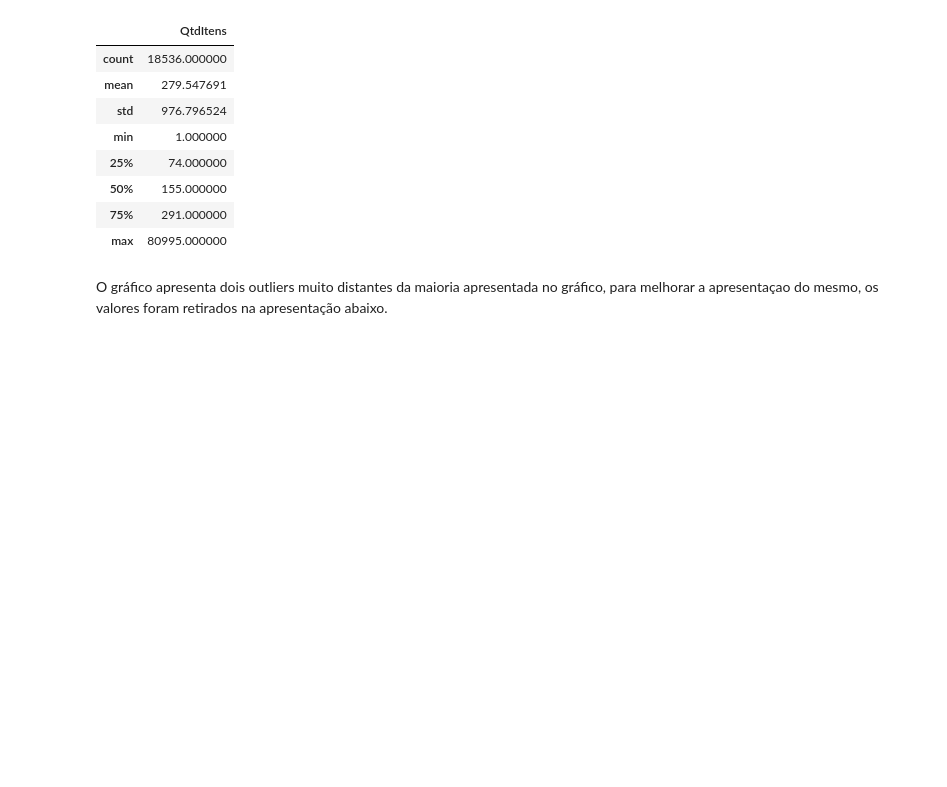
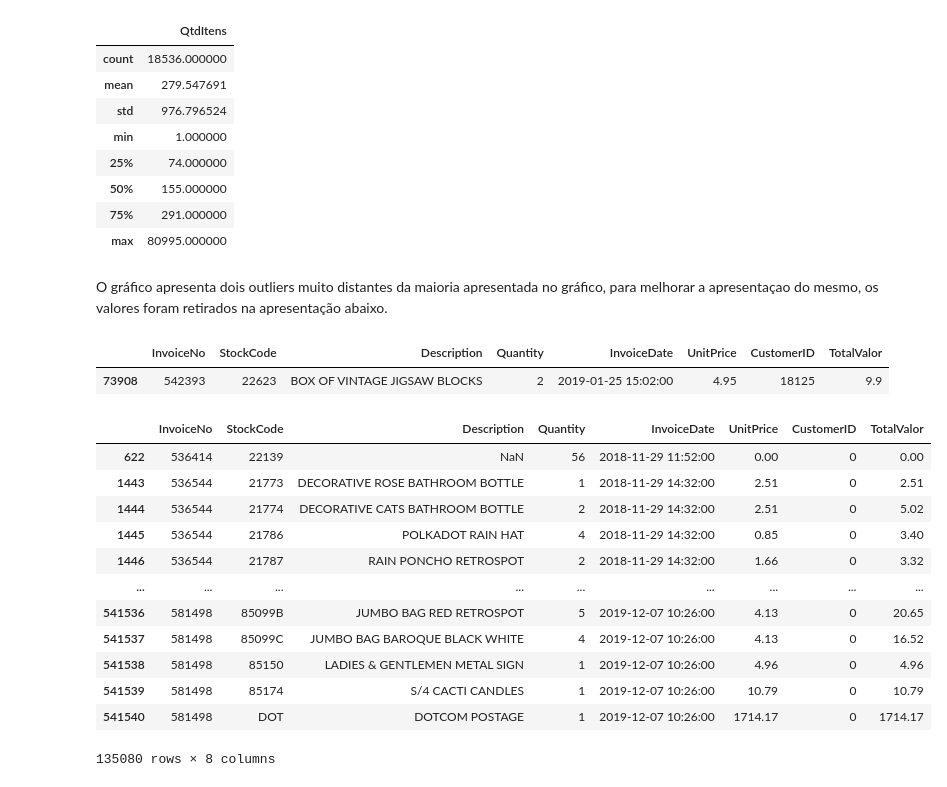
Before and after one commit to patriciamgcosta/projeto_final, a Jupyter notebook: Untitled-1.ipynb, the cells around one changed output. Saved outputs shown, nothing was run; the diff lists cells and outputs as text; code cells hidden in the pictures; blank space fills up the shorter version.

```diff
--- a/Untitled-1.ipynb
+++ b/Untitled-1.ipynb
@@ -216 +216,22 @@ graph_itens_invoice_ret = px.box(
 graph_itens_invoice_ret
+# %%
+df.sample()
+# %% [output]
+|  | InvoiceNo | StockCode | Description | Quantity | InvoiceDate | UnitPrice | CustomerID | TotalValor |
+| 73908 | 542393 | 22623 | BOX OF VINTAGE JIGSAW BLOCKS | 2 | 2019-01-25 15:02:00 | 4.95 | 18125 | 9.9 |
+# %%
+df[df['CustomerID']==0]
+# %% [output]
+|  | InvoiceNo | StockCode | Description | Quantity | InvoiceDate | UnitPrice | CustomerID | TotalValor |
+| 622 | 536414 | 22139 | NaN | 56 | 2018-11-29 11:52:00 | 0.00 | 0 | 0.00 |
+| 1443 | 536544 | 21773 | DECORATIVE ROSE BATHROOM BOTTLE | 1 | 2018-11-29 14:32:00 | 2.51 | 0 | 2.51 |
+| 1444 | 536544 | 21774 | DECORATIVE CATS BATHROOM BOTTLE | 2 | 2018-11-29 14:32:00 | 2.51 | 0 | 5.02 |
+| 1445 | 536544 | 21786 | POLKADOT RAIN HAT | 4 | 2018-11-29 14:32:00 | 0.85 | 0 | 3.40 |
+| 1446 | 536544 | 21787 | RAIN PONCHO RETROSPOT | 2 | 2018-11-29 14:32:00 | 1.66 | 0 | 3.32 |
+| ... | ... | ... | ... | ... | ... | ... | ... | ... |
+| 541536 | 581498 | 85099B | JUMBO BAG RED RETROSPOT | 5 | 2019-12-07 10:26:00 | 4.13 | 0 | 20.65 |
+| 541537 | 581498 | 85099C | JUMBO BAG BAROQUE BLACK WHITE | 4 | 2019-12-07 10:26:00 | 4.13 | 0 | 16.52 |
+| 541538 | 581498 | 85150 | LADIES & GENTLEMEN METAL SIGN | 1 | 2019-12-07 10:26:00 | 4.96 | 0 | 4.96 |
+| 541539 | 581498 | 85174 | S/4 CACTI CANDLES | 1 | 2019-12-07 10:26:00 | 10.79 | 0 | 10.79 |
+| 541540 | 581498 | DOT | DOTCOM POSTAGE | 1 | 2019-12-07 10:26:00 | 1714.17 | 0 | 1714.17 |
+135080 rows × 8 columns
```
Also changed, not shown: parts of 8 cells of this notebook, 2 other files.
